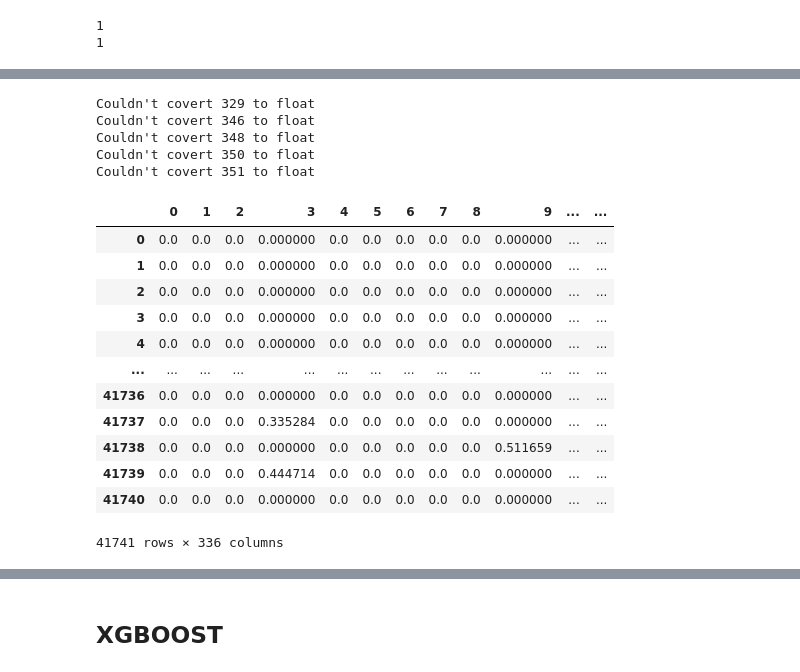
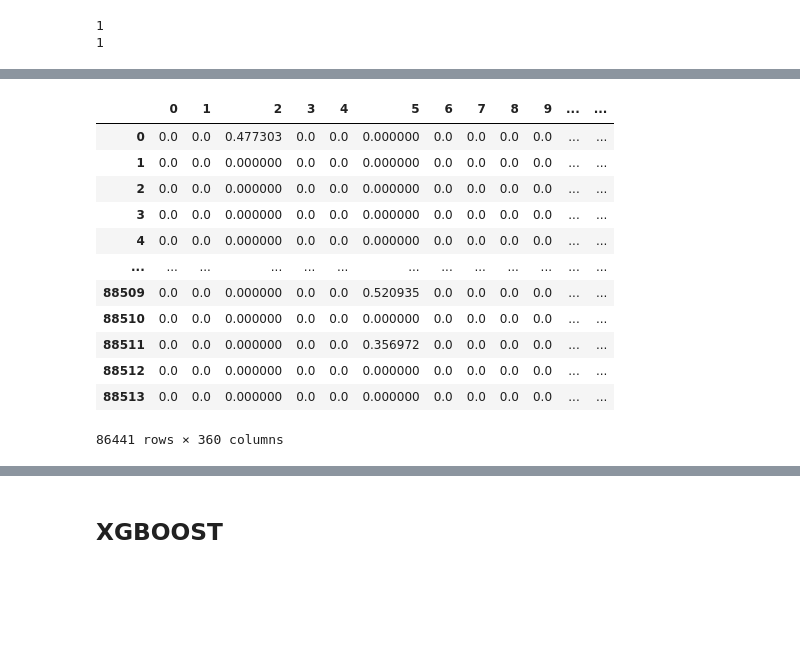
Before and after one commit to Zarmina97/NLP-project-, a Jupyter notebook: Models/NLP/TFIDF.ipynb, the cells around one changed output, grey strips where cells are left out. Cells and saved outputs as stored; diff of their text form; code cells hidden in the pictures; blank space fills up the shorter version.

```diff
--- a/Models/NLP/TFIDF.ipynb
+++ b/Models/NLP/TFIDF.ipynb
@@ -182,32 +161,22 @@ tfidf_dataset
-# %%
-df=removeColumnContainString(tfidf_dataset)
-# %% [output]
-Couldn't covert 329 to float
-Couldn't covert 346 to float
-Couldn't covert 348 to float
-Couldn't covert 350 to float
-Couldn't covert 351 to float
 # %%
 df = pd.DataFrame(df)
 data=df.astype(str)
 
 normalizer = preprocessing.MinMaxScaler(feature_range=(0, 1))
 tfidf_normalized_df = pd.DataFrame(normalizer.fit_transform(data),  columns = data.columns)
-# %%
-dropped = [14,20,26,28,31,32,33,34,49,51,52,54,55,56]
-tfidf_normalized_df = tfidf_normalized_df.drop(dropped,axis=1)
-tfidf_normalized_df
-# %% [output]
-|  | 0 | 1 | 2 | 3 | 4 | 5 | 6 | 7 | 8 | 9 | ... | ... |
-| 0 | 0.0 | 0.0 | 0.0 | 0.000000 | 0.0 | 0.0 | 0.0 | 0.0 | 0.0 | 0.000000 | ... | ... |
-| 1 | 0.0 | 0.0 | 0.0 | 0.000000 | 0.0 | 0.0 | 0.0 | 0.0 | 0.0 | 0.000000 | ... | ... |
-| 2 | 0.0 | 0.0 | 0.0 | 0.000000 | 0.0 | 0.0 | 0.0 | 0.0 | 0.0 | 0.000000 | ... | ... |
-| 3 | 0.0 | 0.0 | 0.0 | 0.000000 | 0.0 | 0.0 | 0.0 | 0.0 | 0.0 | 0.000000 | ... | ... |
-| 4 | 0.0 | 0.0 | 0.0 | 0.000000 | 0.0 | 0.0 | 0.0 | 0.0 | 0.0 | 0.000000 | ... | ... |
-| ... | ... | ... | ... | ... | ... | ... | ... | ... | ... | ... | ... | ... |
-| 41736 | 0.0 | 0.0 | 0.0 | 0.000000 | 0.0 | 0.0 | 0.0 | 0.0 | 0.0 | 0.000000 | ... | ... |
-| 41737 | 0.0 | 0.0 | 0.0 | 0.335284 | 0.0 | 0.0 | 0.0 | 0.0 | 0.0 | 0.000000 | ... | ... |
-| 41738 | 0.0 | 0.0 | 0.0 | 0.000000 | 0.0 | 0.0 | 0.0 | 0.0 | 0.0 | 0.511659 | ... | ... |
-| 41739 | 0.0 | 0.0 | 0.0 | 0.444714 | 0.0 | 0.0 | 0.0 | 0.0 | 0.0 | 0.000000 | ... | ... |
-| 41740 | 0.0 | 0.0 | 0.0 | 0.000000 | 0.0 | 0.0 | 0.0 | 0.0 | 0.0 | 0.000000 | ... | ... |
-41741 rows × 336 columns
+# %%
+clean_dataset(tfidf_normalized_df)
+# %% [output]
+|  | 0 | 1 | 2 | 3 | 4 | 5 | 6 | 7 | 8 | 9 | ... | ... |
+| 0 | 0.0 | 0.0 | 0.477303 | 0.0 | 0.0 | 0.000000 | 0.0 | 0.0 | 0.0 | 0.0 | ... | ... |
+| 1 | 0.0 | 0.0 | 0.000000 | 0.0 | 0.0 | 0.000000 | 0.0 | 0.0 | 0.0 | 0.0 | ... | ... |
+| 2 | 0.0 | 0.0 | 0.000000 | 0.0 | 0.0 | 0.000000 | 0.0 | 0.0 | 0.0 | 0.0 | ... | ... |
+| 3 | 0.0 | 0.0 | 0.000000 | 0.0 | 0.0 | 0.000000 | 0.0 | 0.0 | 0.0 | 0.0 | ... | ... |
+| 4 | 0.0 | 0.0 | 0.000000 | 0.0 | 0.0 | 0.000000 | 0.0 | 0.0 | 0.0 | 0.0 | ... | ... |
+| ... | ... | ... | ... | ... | ... | ... | ... | ... | ... | ... | ... | ... |
+| 88509 | 0.0 | 0.0 | 0.000000 | 0.0 | 0.0 | 0.520935 | 0.0 | 0.0 | 0.0 | 0.0 | ... | ... |
+| 88510 | 0.0 | 0.0 | 0.000000 | 0.0 | 0.0 | 0.000000 | 0.0 | 0.0 | 0.0 | 0.0 | ... | ... |
+| 88511 | 0.0 | 0.0 | 0.000000 | 0.0 | 0.0 | 0.356972 | 0.0 | 0.0 | 0.0 | 0.0 | ... | ... |
+| 88512 | 0.0 | 0.0 | 0.000000 | 0.0 | 0.0 | 0.000000 | 0.0 | 0.0 | 0.0 | 0.0 | ... | ... |
+| 88513 | 0.0 | 0.0 | 0.000000 | 0.0 | 0.0 | 0.000000 | 0.0 | 0.0 | 0.0 | 0.0 | ... | ... |
+86441 rows × 360 columns
```
Also changed, not shown: parts of 22 cells of this notebook, 5 other files.
